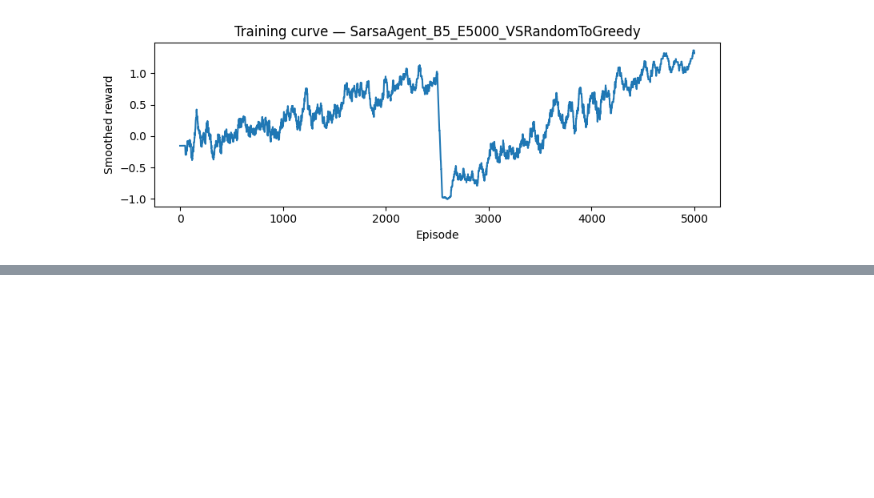
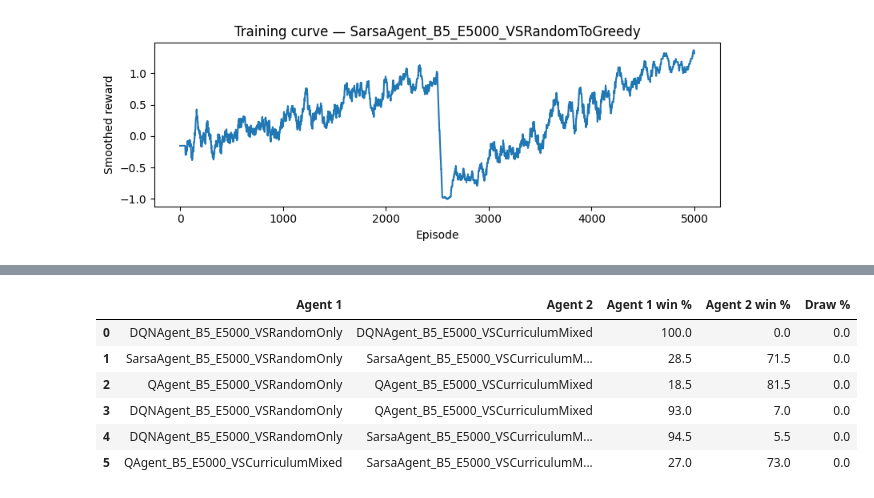
Before and after one commit to Roirtur/CorridorAIRL, a Jupyter notebook: experiments.ipynb, the cells around one changed output, grey strips where cells are left out. Saved outputs shown, nothing was run; the diff lists cells and outputs as text; code cells hidden in the pictures; blank space fills up the shorter version.

```diff
--- a/experiments.ipynb
+++ b/experiments.ipynb
@@ -360,0 +414,23 @@ Finished. Feel free to run the notebook cells. Reduce `N_GAMES` or `n_games` in
+# %%
+import pandas as pd
+
+rows = []
+for (agent1, agent2), res in results_agent_vs_agent.items():
+    total = res["agent1_win"] + res["agent2_win"] + res["draw"]
+    rows.append({
+        "Agent 1": agent1,
+        "Agent 2": agent2,
+        "Agent 1 win %": 100 * res["agent1_win"] / total,
+        "Agent 2 win %": 100 * res["agent2_win"] / total,
+        "Draw %": 100 * res["draw"] / total,
+    })
+df = pd.DataFrame(rows)
+df
+# %% [output]
+|  | Agent 1 | Agent 2 | Agent 1 win % | Agent 2 win % | Draw % |
+| 0 | DQNAgent_B5_E5000_VSRandomOnly | DQNAgent_B5_E5000_VSCurriculumMixed | 100.0 | 0.0 | 0.0 |
+| 1 | SarsaAgent_B5_E5000_VSRandomOnly | SarsaAgent_B5_E5000_VSCurriculumM... | 28.5 | 71.5 | 0.0 |
+| 2 | QAgent_B5_E5000_VSRandomOnly | QAgent_B5_E5000_VSCurriculumMixed | 18.5 | 81.5 | 0.0 |
+| 3 | DQNAgent_B5_E5000_VSRandomOnly | QAgent_B5_E5000_VSCurriculumMixed | 93.0 | 7.0 | 0.0 |
+| 4 | DQNAgent_B5_E5000_VSRandomOnly | SarsaAgent_B5_E5000_VSCurriculumM... | 94.5 | 5.5 | 0.0 |
+| 5 | QAgent_B5_E5000_VSCurriculumMixed | SarsaAgent_B5_E5000_VSCurriculumM... | 27.0 | 73.0 | 0.0 |
```
Also changed, not shown: parts of 18 cells of this notebook.
